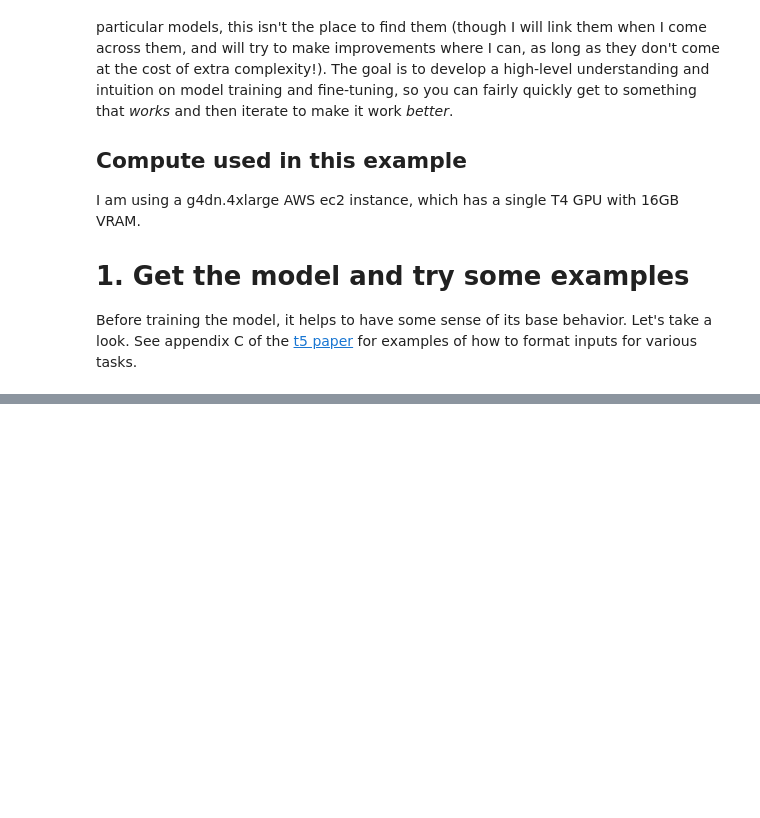
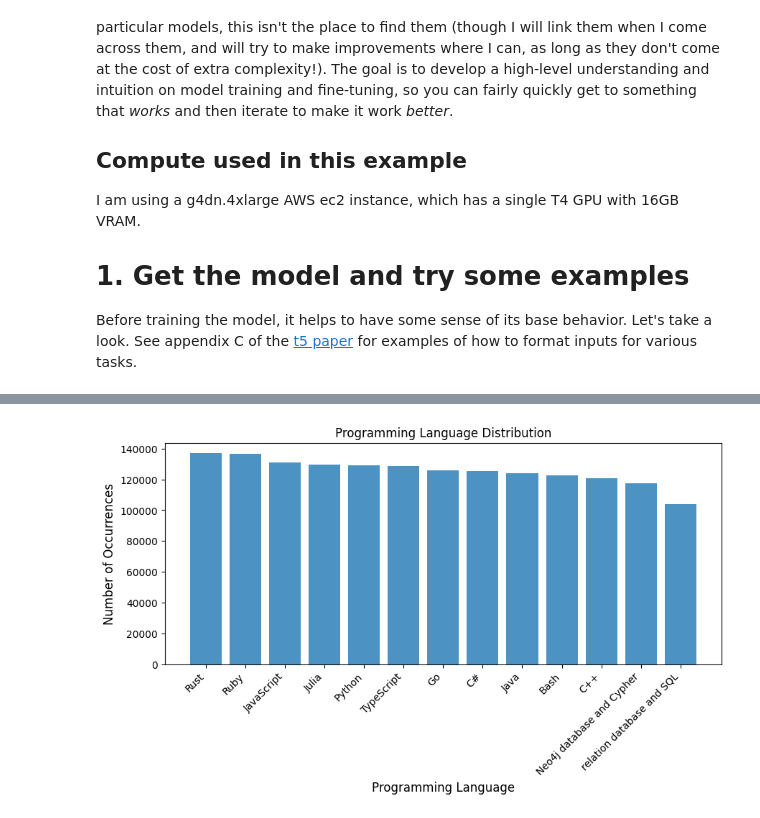
Before and after one commit to djliden/notebooks, a Jupyter notebook: 1. T5-Small on Single GPU.ipynb, the cells around one changed output, grey strips where cells are left out. Drawn from its saved outputs; the diff is of its cells as text; code cells hidden in the pictures; blank space fills up the shorter version.

Commit message:
adds section for obtaining and plotting data

```diff
--- a/1. T5-Small on Single GPU.ipynb
+++ b/1. T5-Small on Single GPU.ipynb
@@ -51,0 +108,21 @@ print(output_text)
+# %%
+import matplotlib.pyplot as plt
+
+# Load the dataset
+tinycodes = load_dataset('nampdn-ai/tiny-codes')
+
+# Get the counts of the programming_language column
+language_counts = tinycodes['train'].to_pandas()['programming_language'].value_counts()
+
+# Print the counts
+print(language_counts)
+
+plt.figure(figsize=(10,4))
+plt.bar(language_counts.index, language_counts.values, alpha=0.8)
+plt.title('Programming Language Distribution')
+plt.ylabel('Number of Occurrences', fontsize=12)
+plt.xlabel('Programming Language', fontsize=12)
+plt.xticks(rotation=45, ha='right')  # Angle the x-axis labels to 45 degrees and align them to the right
+plt.show()
+# %% [output]
+[figure, added]
```
Also changed, not shown: parts of 5 cells of this notebook.
